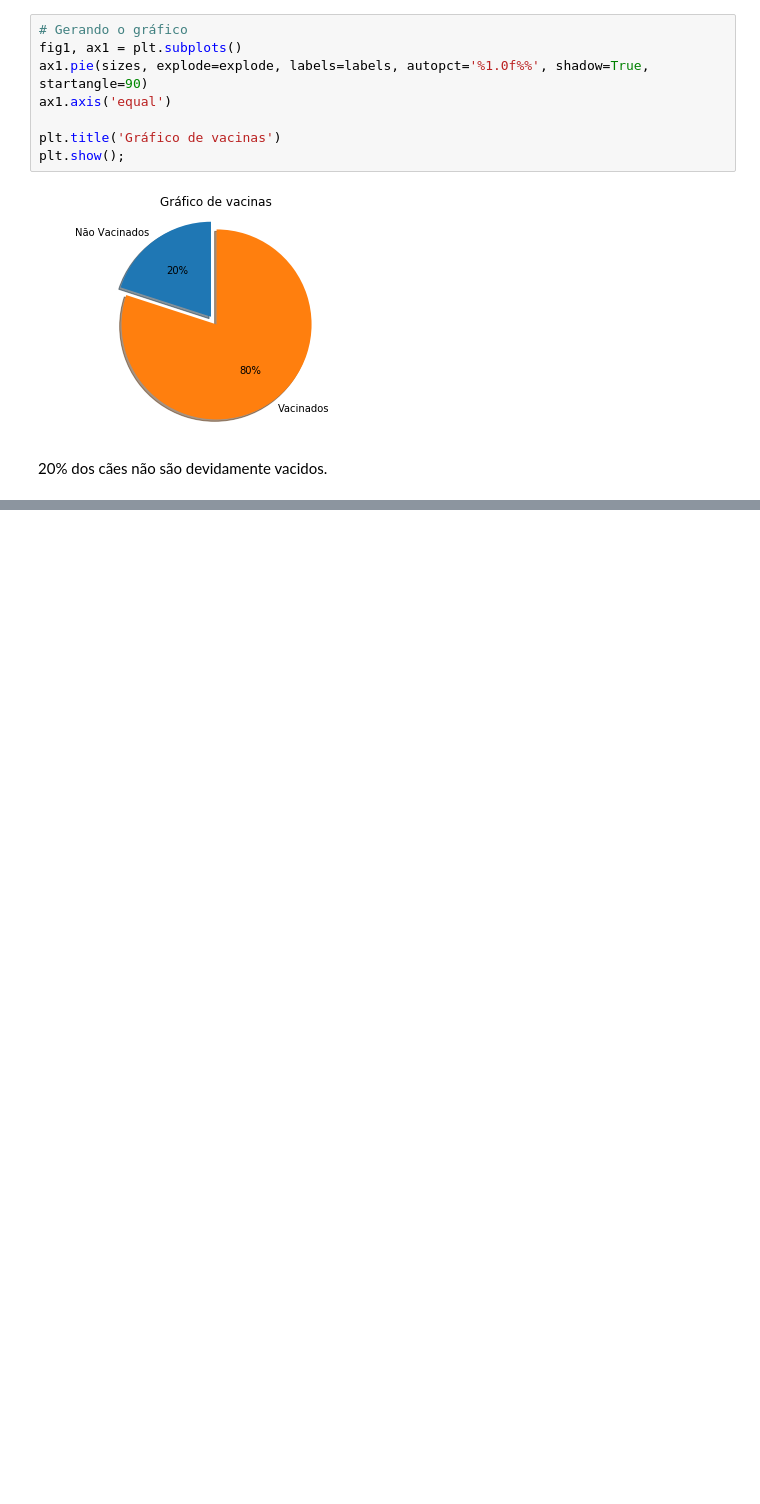
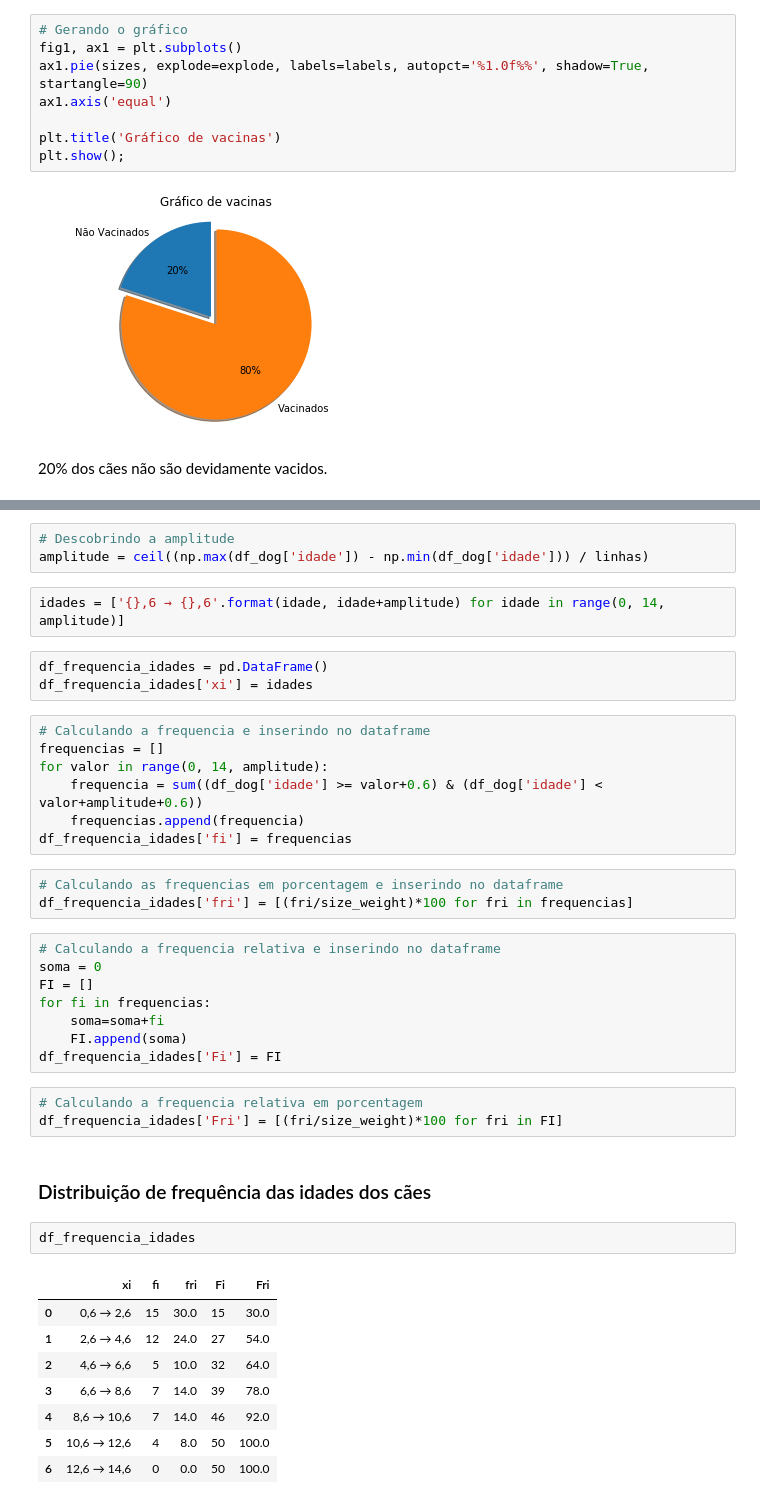
Before and after one commit to Phomint/Statistics, a Jupyter notebook: statistics_dogs.ipynb, the cells around one changed output, grey strips where cells are left out. Cells and saved outputs as stored; diff of their text form; blank space fills up the shorter version.

```diff
--- a/statistics_dogs.ipynb
+++ b/statistics_dogs.ipynb
@@ -179,0 +252,42 @@ plt.show();
+# %%
+# Descobrindo a amplitude
+amplitude = ceil((np.max(df_dog['idade']) - np.min(df_dog['idade'])) / linhas)
+# %%
+idades = ['{},6 → {},6'.format(idade, idade+amplitude) for idade in range(0, 14, amplitude)]
+# %%
+df_frequencia_idades = pd.DataFrame()
+df_frequencia_idades['xi'] = idades
+# %%
+# Calculando a frequencia e inserindo no dataframe
+frequencias = []
+for valor in range(0, 14, amplitude):
+    frequencia = sum((df_dog['idade'] >= valor+0.6) & (df_dog['idade'] < valor+amplitude+0.6))
+    frequencias.append(frequencia)
+df_frequencia_idades['fi'] = frequencias
+# %%
+# Calculando as frequencias em porcentagem e inserindo no dataframe
+df_frequencia_idades['fri'] = [(fri/size_weight)*100 for fri in frequencias]
+# %%
+# Calculando a frequencia relativa e inserindo no dataframe
+soma = 0
+FI = []
+for fi in frequencias:
+    soma=soma+fi
+    FI.append(soma)
+df_frequencia_idades['Fi'] = FI
+# %%
+# Calculando a frequencia relativa em porcentagem
+df_frequencia_idades['Fri'] = [(fri/size_weight)*100 for fri in FI]
+# %% [markdown]
+### Distribuição de frequência das idades dos cães
+# %%
+df_frequencia_idades
+# %% [output]
+|  | xi | fi | fri | Fi | Fri |
+| 0 | 0,6 → 2,6 | 15 | 30.0 | 15 | 30.0 |
+| 1 | 2,6 → 4,6 | 12 | 24.0 | 27 | 54.0 |
+| 2 | 4,6 → 6,6 | 5 | 10.0 | 32 | 64.0 |
+| 3 | 6,6 → 8,6 | 7 | 14.0 | 39 | 78.0 |
+| 4 | 8,6 → 10,6 | 7 | 14.0 | 46 | 92.0 |
+| 5 | 10,6 → 12,6 | 4 | 8.0 | 50 | 100.0 |
+| 6 | 12,6 → 14,6 | 0 | 0.0 | 50 | 100.0 |
```
Also changed, not shown: parts of 15 cells of this notebook.
